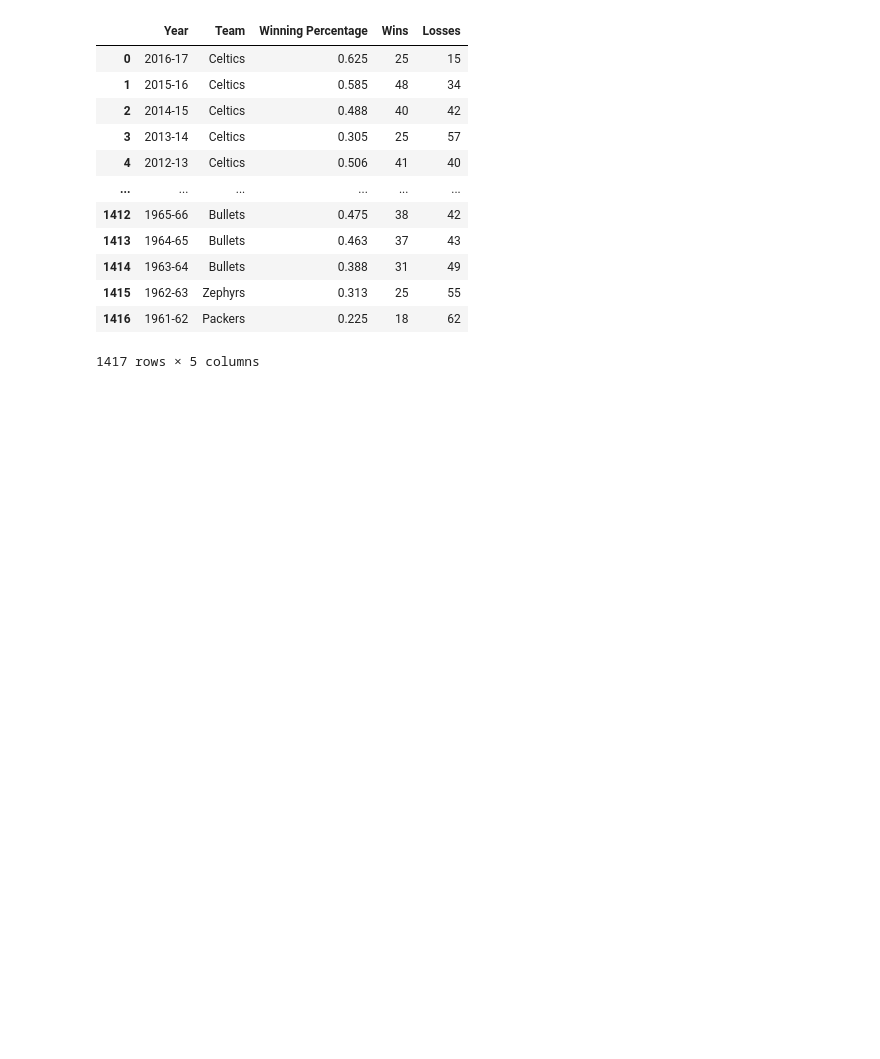
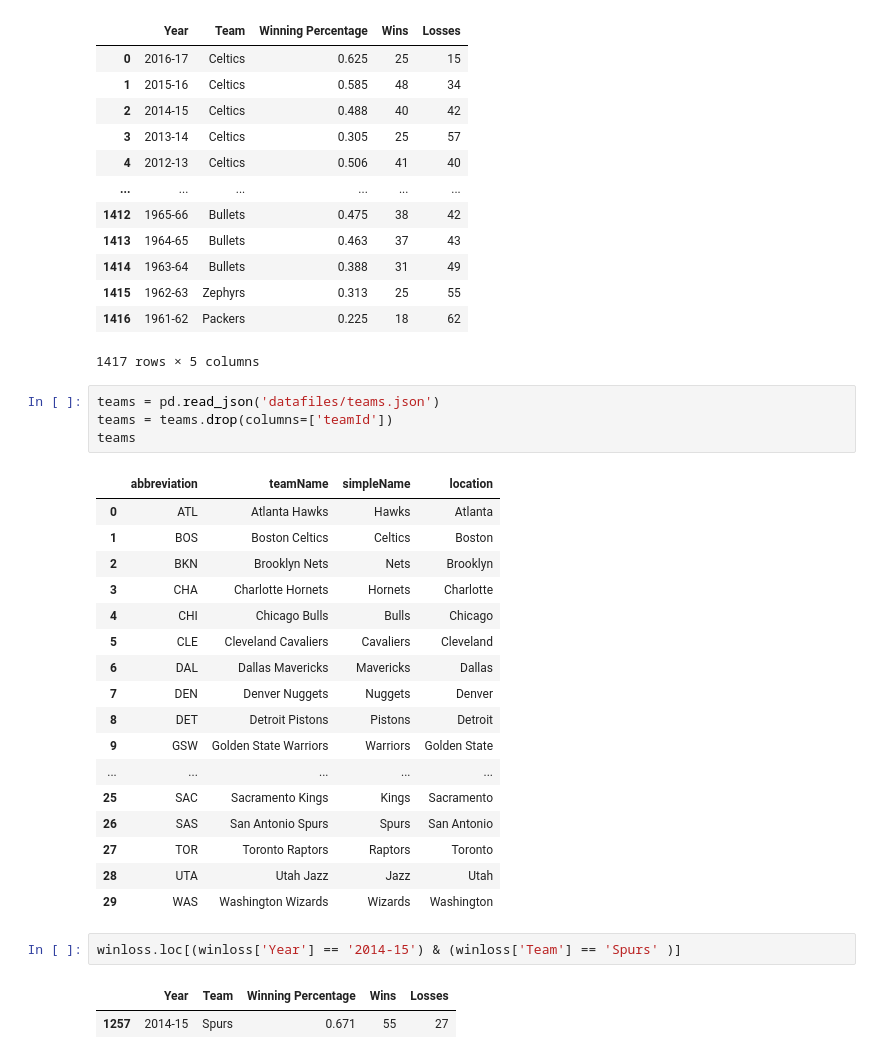
Before and after one commit to sash-wat/cmsc320final, a Jupyter notebook: project.ipynb, the cells around one changed output. Saved outputs shown, nothing was run; the diff lists cells and outputs as text; blank space fills up the shorter version.

Commit message:
updates and added team frame

```diff
--- a/project.ipynb
+++ b/project.ipynb
@@ -130,3 +118,30 @@ winloss
 | 1415 | 1962-63 | Zephyrs | 0.313 | 25 | 55 |
 | 1416 | 1961-62 | Packers | 0.225 | 18 | 62 |
 1417 rows × 5 columns
+# %%
+teams = pd.read_json('datafiles/teams.json')
+teams = teams.drop(columns=['teamId'])
+teams
+# %% [output]
+|  | abbreviation | teamName | simpleName | location |
+| 0 | ATL | Atlanta Hawks | Hawks | Atlanta |
+| 1 | BOS | Boston Celtics | Celtics | Boston |
+| 2 | BKN | Brooklyn Nets | Nets | Brooklyn |
+| 3 | CHA | Charlotte Hornets | Hornets | Charlotte |
+| 4 | CHI | Chicago Bulls | Bulls | Chicago |
+| 5 | CLE | Cleveland Cavaliers | Cavaliers | Cleveland |
+| 6 | DAL | Dallas Mavericks | Mavericks | Dallas |
+| 7 | DEN | Denver Nuggets | Nuggets | Denver |
+| 8 | DET | Detroit Pistons | Pistons | Detroit |
+| 9 | GSW | Golden State Warriors | Warriors | Golden State |
+| ... | ... | ... | ... | ... |
+| 25 | SAC | Sacramento Kings | Kings | Sacramento |
+| 26 | SAS | San Antonio Spurs | Spurs | San Antonio |
+| 27 | TOR | Toronto Raptors | Raptors | Toronto |
+| 28 | UTA | Utah Jazz | Jazz | Utah |
+| 29 | WAS | Washington Wizards | Wizards | Washington |
+# %%
+winloss.loc[(winloss['Year'] == '2014-15') & (winloss['Team'] == 'Spurs' )]
+# %% [output]
+|  | Year | Team | Winning Percentage | Wins | Losses |
+| 1257 | 2014-15 | Spurs | 0.671 | 55 | 27 |
```
Also changed, not shown: parts of 3 cells of this notebook, 2 other files.
